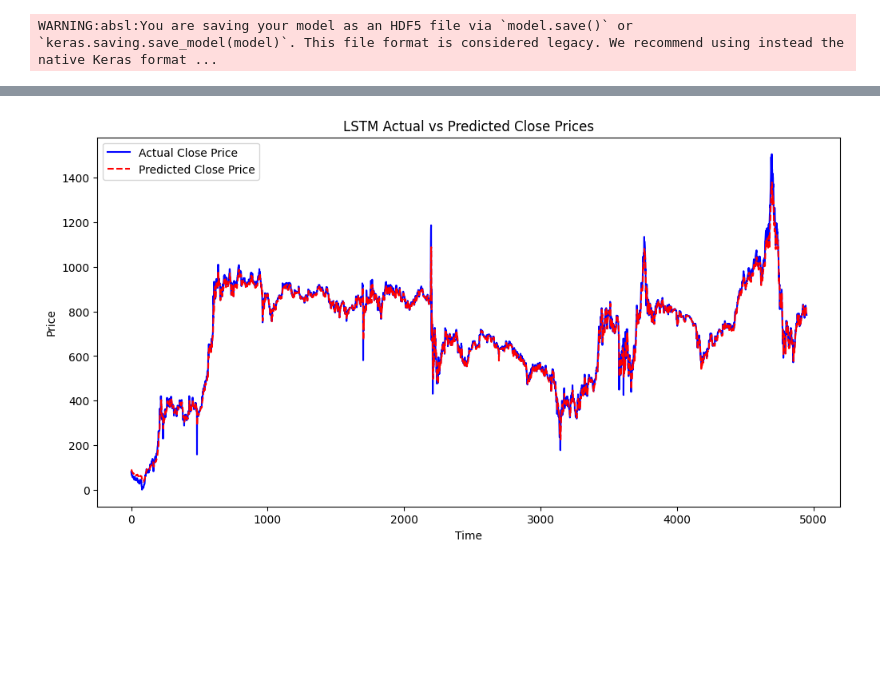
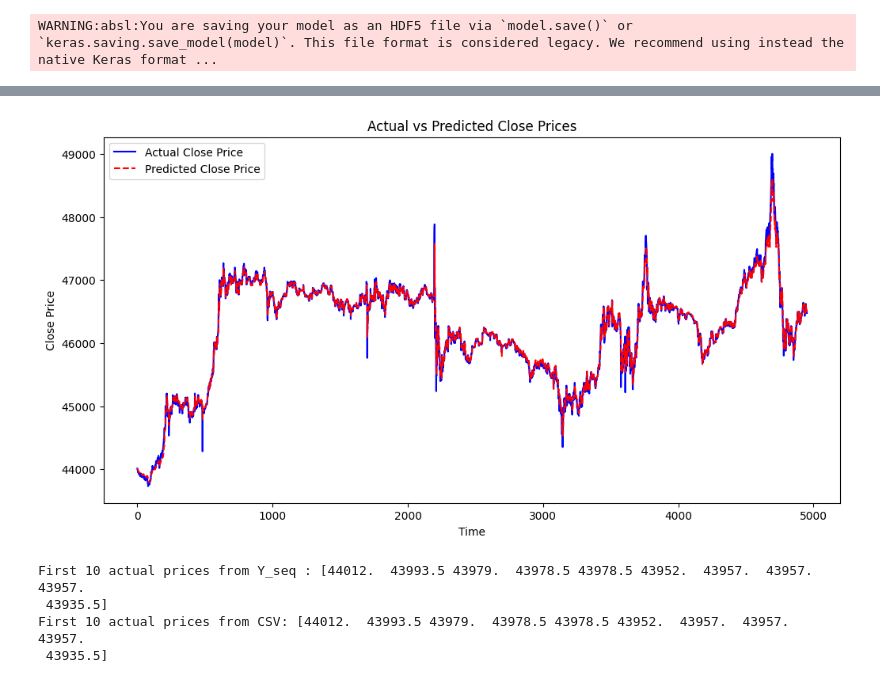
Before and after one commit to chiranjivikeshav/backtest-and-risk-assessment, a Jupyter notebook: notebooks/train_model.ipynb, the cells around one changed output, grey strips where cells are left out. Drawn from its saved outputs; the diff is of its cells as text; code cells hidden in the pictures; blank space fills up the shorter version.

Commit message:
training and testing completed

```diff
--- a/notebooks/train_model.ipynb
+++ b/notebooks/train_model.ipynb
@@ -86,23 +99,30 @@ Y shape: (5001,)
+# %%
+# Inverse transform the predictions
+# Extract only the Close column
+train_predictions = scaler.inverse_transform(
+    np.concatenate((np.zeros((len(train_predictions), 3)),
+                    train_predictions.reshape(-1, 1),
+                    np.zeros((len(train_predictions), 1))),
+                   axis=1)
+)[:, 3]
+
+# Inverse transform actual prices
+actual_prices = scaler.inverse_transform(
+    np.concatenate((np.zeros((len(Y_seq), 3)),
+                    Y_seq.reshape(-1, 1),
+                    np.zeros((len(Y_seq), 1))),
+                   axis=1)
+)[:, 3]
 # %%
-# Make predictions on training data
-train_predictions = model.predict(X_seq)
+# plot the given Actual Close Price and Predicted Close Price:
+import matplotlib.pyplot as plt
 
-# Inverse transform to get actual price values
-train_predictions = scaler.inverse_transform(
-    np.concatenate((np.zeros((train_predictions.shape[0], X_seq.shape[2] - 1)), train_predictions), axis=1)
-)[:, -1]  # Extract the last column (Close price)
-
-actual_prices = scaler.inverse_transform(
-    np.concatenate((np.zeros((Y_seq.shape[0], X_seq.shape[2] - 1)), Y_seq.reshape(-1, 1)), axis=1)
-)[:, -1]  # Extract actual Close price
-
-# Plot Actual vs Predicted Close Prices
 plt.figure(figsize=(12, 6))
 plt.plot(actual_prices, label="Actual Close Price", color="blue")
 plt.plot(train_predictions, label="Predicted Close Price", color="red", linestyle="dashed")
 plt.xlabel("Time")
-plt.ylabel("Price")
+plt.ylabel("Close Price")
 plt.legend()
-plt.title("LSTM Actual vs Predicted Close Prices")
+plt.title("Actual vs Predicted Close Prices")
 plt.show()
 # %% [output]
@@ -110 +129,11 @@ plt.show()
-[figure, old version]
+[figure, new version]
+# %%
+
+print("First 10 actual prices from Y_seq :", actual_prices[:10])
+actual_close_prices_from_csv = df["Close"].values[50:]
+print("First 10 actual prices from CSV:", actual_close_prices_from_csv[:10])
+# %% [output]
+First 10 actual prices from Y_seq : [44012.  43993.5 43979.  43978.5 43978.5 43952.  43957.  43957.  43957.
+ 43935.5]
+First 10 actual prices from CSV: [44012.  43993.5 43979.  43978.5 43978.5 43952.  43957.  43957.  43957.
+ 43935.5]
```
Also changed, not shown: parts of 9 cells of this notebook, 7 other files.
